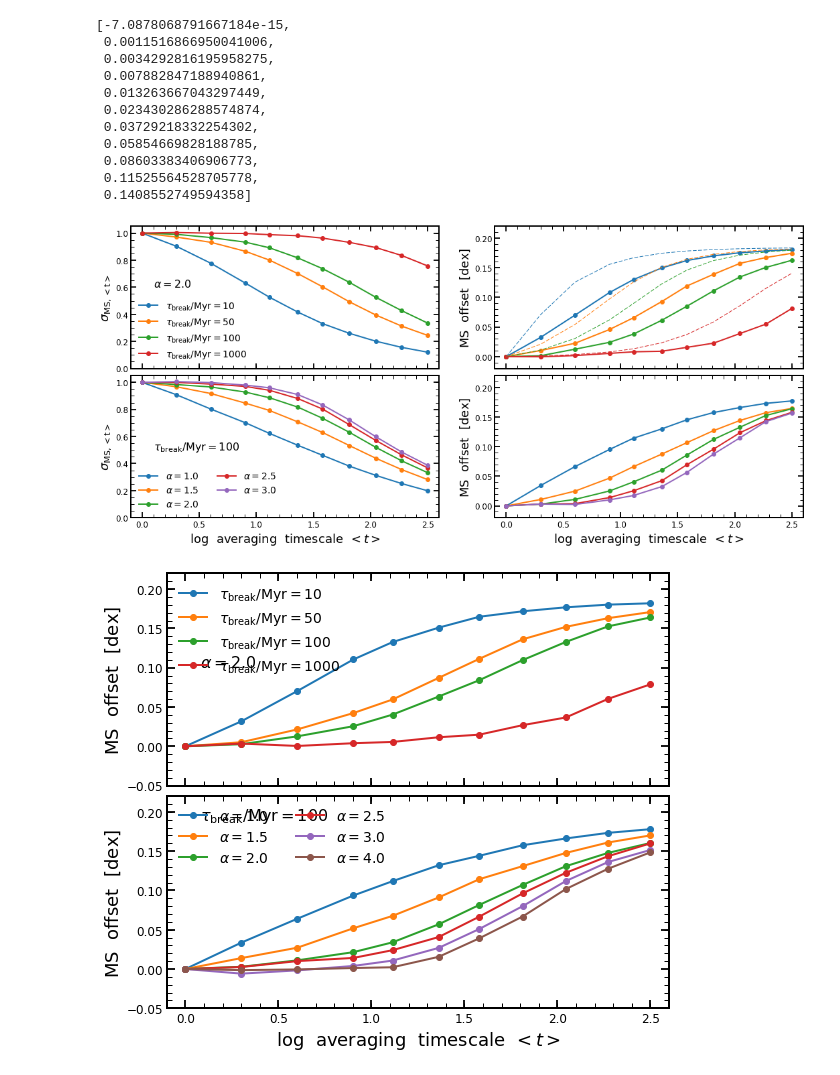
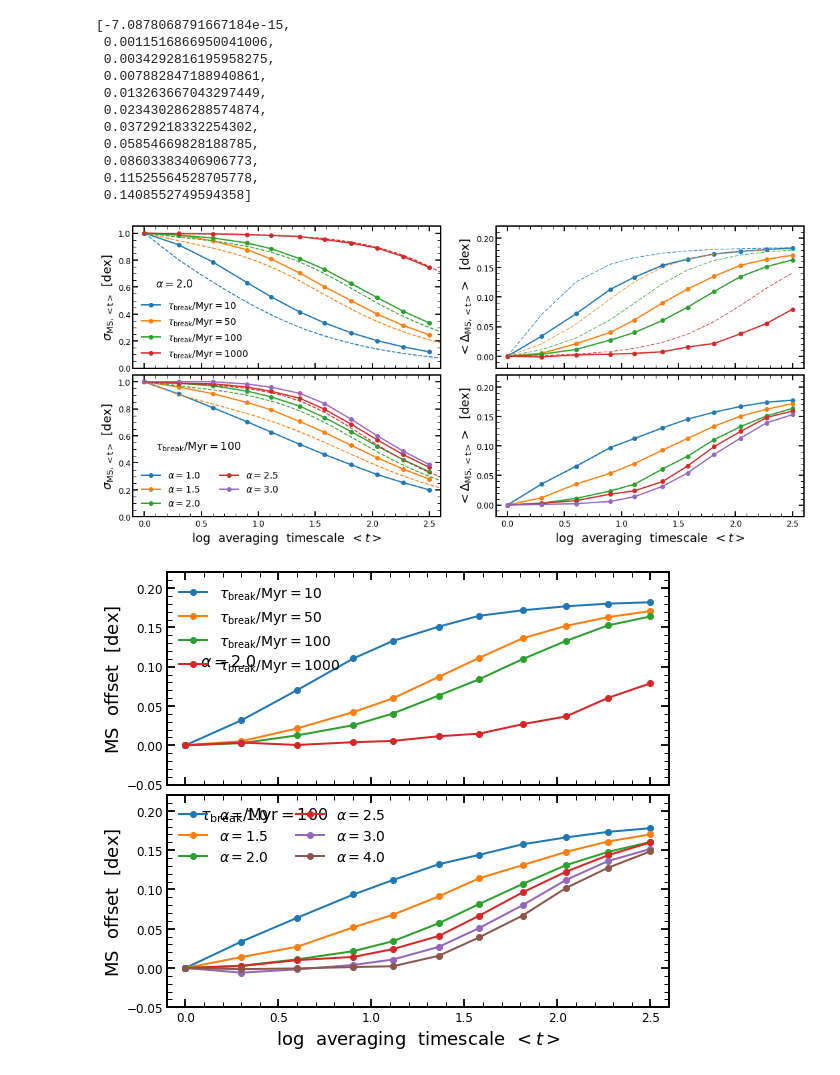
Before and after one commit to stacchella/variability_SFHs, a Jupyter notebook: notebooks/PSD_Analysis.ipynb, the cells around one changed output. Cells and saved outputs as stored; diff of their text form; code cells hidden in the pictures.

```diff
--- a/notebooks/PSD_Analysis.ipynb
+++ b/notebooks/PSD_Analysis.ipynb
@@ -691,6 +702,19 @@ get_median_analytical(1000,avg_timescale)
  0.08603383406906773,
  0.11525564528705778,
  0.1408552749594358]
+# %%
+# analytical derivation
+
+range_of_values = MS_Variability.get_scatter_MS(10,2)[:,0]
+scatter_MS10 = MS_Variability.get_scatter_MS(10,2)[:,1]
+scatter_MS50 = MS_Variability.get_scatter_MS(50,2)[:,1]
+scatter_MS100 = MS_Variability.get_scatter_MS(100,2)[:,1]
+scatter_MS1000 = MS_Variability.get_scatter_MS(1000,2)[:,1]
+scatter_MS1 = MS_Variability.get_scatter_MS(100,1.1)[:,1]
+scatter_MS15 = MS_Variability.get_scatter_MS(100,1.5)[:,1]
+scatter_MS2 = MS_Variability.get_scatter_MS(100,2)[:,1]
+scatter_MS25 = MS_Variability.get_scatter_MS(100,2.5)[:,1]
+scatter_MS29 = MS_Variability.get_scatter_MS(100,2.9)[:,1]
 # %%
 # make figure that shows how scatter of MS changes with averaging timescale
 
@@ -701,12 +725,17 @@ ax1.plot(np.log10(avg_timescale), get_scatter(2.0, 50.0, avg_timescale, num_rand
 ax1.plot(np.log10(avg_timescale), get_scatter(2.0, 100.0, avg_timescale, num_random_samples), '-o', lw=2, label=r'$\tau_{\rm break}/\mathrm{Myr}=100$')
 ax1.plot(np.log10(avg_timescale), get_scatter(2.0, 1000.0, avg_timescale, num_random_samples), '-o', lw=2, label=r'$\tau_{\rm break}/\mathrm{Myr}=1000$')
 
+ax1.plot(np.log10(range_of_values), scatter_MS10, ls='--', color='C0', label='__no_legend__')
+ax1.plot(np.log10(range_of_values), scatter_MS50, ls='--', color='C1', label='__no_legend__')
+ax1.plot(np.log10(range_of_values), scatter_MS100, ls='--', color='C2', label='__no_legend__')
+ax1.plot(np.log10(range_of_values), scatter_MS1000, ls='--', color='C3', label='__no_legend__')
+
 ax1.text(0.1, 0.6, r'$\alpha=2.0$', fontsize=16)
 
 ax1.set_xlim([-0.1, 2.6])
 ax1.set_ylim([0.0, 1.05])
 ax1.set_xlabel('', fontsize=18)
-ax1.set_ylabel(r'$\sigma_{\rm MS,<t>}$', fontsize=18)
+ax1.set_ylabel(r'$\sigma_{\rm MS,<t>}\/\/\/[\mathrm{dex}]$', fontsize=18)
 ax1.xaxis.set_ticklabels([])
 ax1.legend(fontsize=14, frameon=False)
 
@@ -718,12 +747,16 @@ ax2.plot(np.log10(avg_timescale), get_scatter(2.0, 100.0, avg_timescale, num_ran
 ax2.plot(np.log10(avg_timescale), get_scatter(2.5, 100.0, avg_timescale, num_random_samples), '-o', lw=2, label=r'$\alpha=2.5$')
 ax2.plot(np.log10(avg_timescale), get_scatter(3.0, 100.0, avg_timescale, num_random_samples), '-o', lw=2, label=r'$\alpha=3.0$')
 
+ax2.plot(np.log10(range_of_values), scatter_MS15,color='C1',ls='--', label='__no_legend__')
+ax2.plot(np.log10(range_of_values), scatter_MS2,color='C2',ls='--', label='__no_legend__')
+ax2.plot(np.log10(range_of_values), scatter_MS25,color='C3',ls='--', label='__no_legend__')
+
 ax2.text(0.1, 0.5, r'$\tau_{\rm break}/\mathrm{Myr}=100$', fontsize=16)
 
 ax2.set_xlim([-0.1, 2.6])
 ax2.set_ylim([0.0, 1.05])
 ax2.set_xlabel(r'$\log\/\/\/\/\mathrm{averaging}\/\/\/\/\mathrm{timescale}\/\/\/<t>$', fontsize=18)
-ax2.set_ylabel(r'$\sigma_{\rm MS,<t>}$', fontsize=18)
+ax2.set_ylabel(r'$\sigma_{\rm MS,<t>}\/\/\/[\mathrm{dex}]$', fontsize=18)
 ax2.legend(ncol=2, fontsize=14, frameon=False)
 
 ###
@@ -745,36 +778,36 @@ ax3.plot(np.log10(avg_timescale), get_median_analytical(1000, avg_timescale), '-
 ax3.set_xlim([-0.1, 2.6])
 ax3.set_ylim([-0.02, 0.22])
 ax3.set_xlabel('', fontsize=18)
-ax3.set_ylabel(r'$\mathrm{MS}\/\/\/\/\mathrm{offset}\/\/\/\/[\mathrm{dex}]$', fontsize=18)
+ax3.set_ylabel(r'$<\Delta_{\rm MS, <t>}>\/\/\/\/[\mathrm{dex}]$', fontsize=18)
 ax3.xaxis.set_ticklabels([])
 #ax3.legend(fontsize=14, frameon=False)
 
 ###
 
 ax4.plot(np.log10(avg_timescale), get_mean(1.0, 100.0, avg_timescale, num_random_samples), '-o', lw=2, label=r'$\alpha=1.0$')
 ax4.plot(np.log10(avg_timescale), get_mean(1.5, 100.0, avg_timescale, num_random_samples), '-o', lw=2, label=r'$\alpha=1.5$')
 ax4.plot(np.log10(avg_timescale), get_mean(2.0, 100.0, avg_timescale, num_random_samples), '-o', lw=2, label=r'$\alpha=2.0$')
 ax4.plot(np.log10(avg_timescale), get_mean(2.5, 100.0, avg_timescale, num_random_samples), '-o', lw=2, label=r'$\alpha=2.5$')
 ax4.plot(np.log10(avg_timescale), get_mean(3.0, 100.0, avg_timescale, num_random_samples), '-o', lw=2, label=r'$\alpha=3.0$')
 
 
 #ax4.text(0.08, 0.6, r'$\tau_{\rm break}/\mathrm{Myr}=100$', fontsize=16)
 
 ax4.set_xlim([-0.1, 2.6])
 ax4.set_ylim([-0.02, 0.22])
 ax4.set_xlabel(r'$\log\/\/\/\/\mathrm{averaging}\/\/\/\/\mathrm{timescale}\/\/\/<t>$', fontsize=18)
-ax4.set_ylabel(r'$\mathrm{MS}\/\/\/\/\mathrm{offset}\/\/\/\/[\mathrm{dex}]$', fontsize=18)
+ax4.set_ylabel(r'$<\Delta_{\rm MS, <t>}>\/\/\/\/[\mathrm{dex}]$', fontsize=18)
 #ax4.legend(ncol=2, fontsize=14, frameon=False)
 
 
 ###
 
 plt.subplots_adjust(hspace=0.05, wspace=0.18)
 
 plt.savefig(path_figures + 'scatter_offset_avgT.pdf', bbox_inches='tight')
 plt.show()
 # %% [output]
-[figure, old version]
+[figure, new version]
 # %%
 # make figure that shows how median of changes with averaging timescale
 
```
Also changed, not shown: parts of 4 cells of this notebook, 7 other files.
